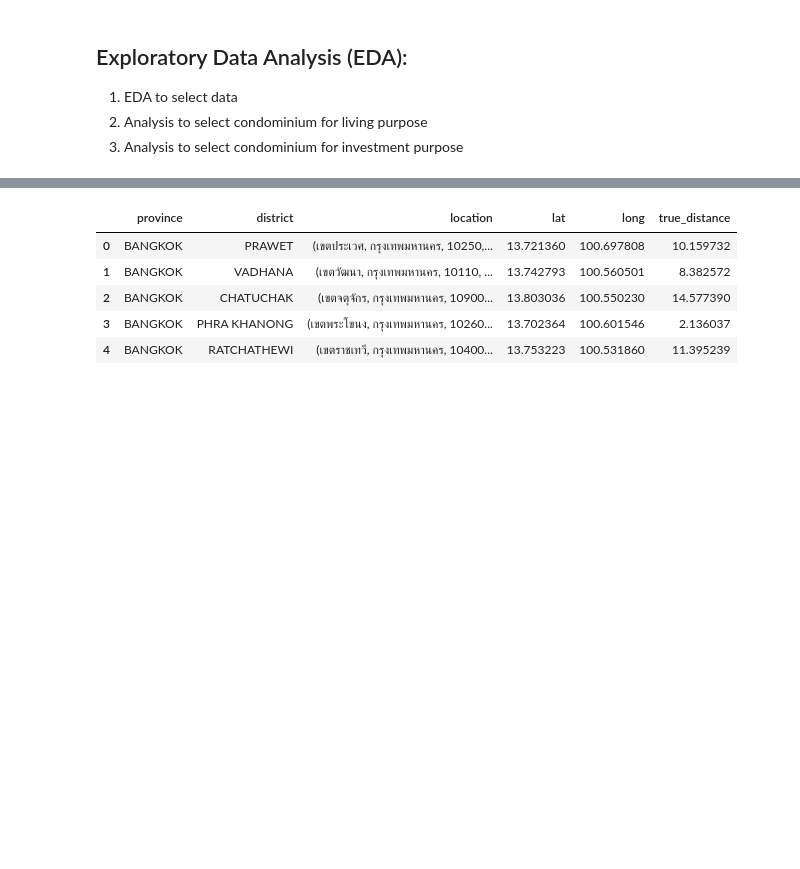
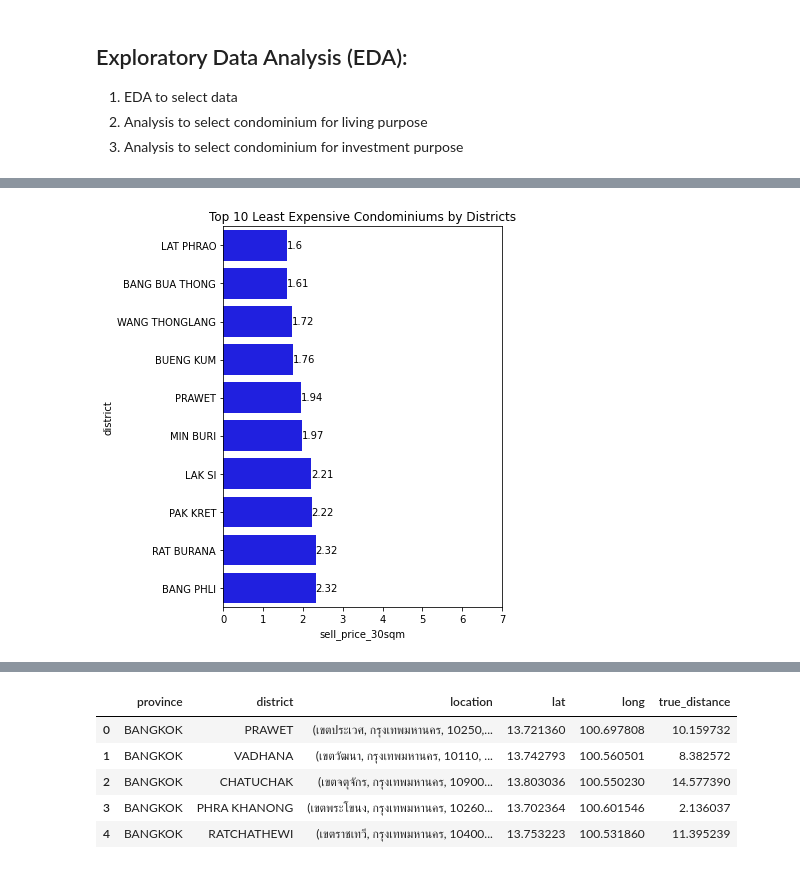
Before and after one commit to Chalermchon1993/dsi_project_python, a Jupyter notebook: Condo.ipynb, the cells around one changed output, grey strips where cells are left out. Saved outputs shown, nothing was run; the diff lists cells and outputs as text; code cells hidden in the pictures; blank space fills up the shorter version.

```diff
--- a/Condo.ipynb
+++ b/Condo.ipynb
@@ -442,3 +442,16 @@ Price (30sqm):  1.6 MB.
+# %%
+# create top 10 least expensive districts
+
+x = df_sell_dist.sort_values(by='sell_price_30sqm', ascending=True)['sell_price_30sqm'][:10].round(2)
+y = df_sell_dist.sort_values(by='sell_price_30sqm', ascending=True)['district'][:10]
+
+plt.figure(figsize=(5,7))
+bar = sns.barplot(x=x, y=y, color='b')
+bar.bar_label(bar.containers[0])
+bar.set(xlim=(0, 7))
+plt.title("Top 10 Least Expensive Condominiums by Districts");
+# %% [output]
+[figure, added]
 # %%
 # selling price distribution by districts
 
```
Also changed, not shown: parts of 25 cells of this notebook.
